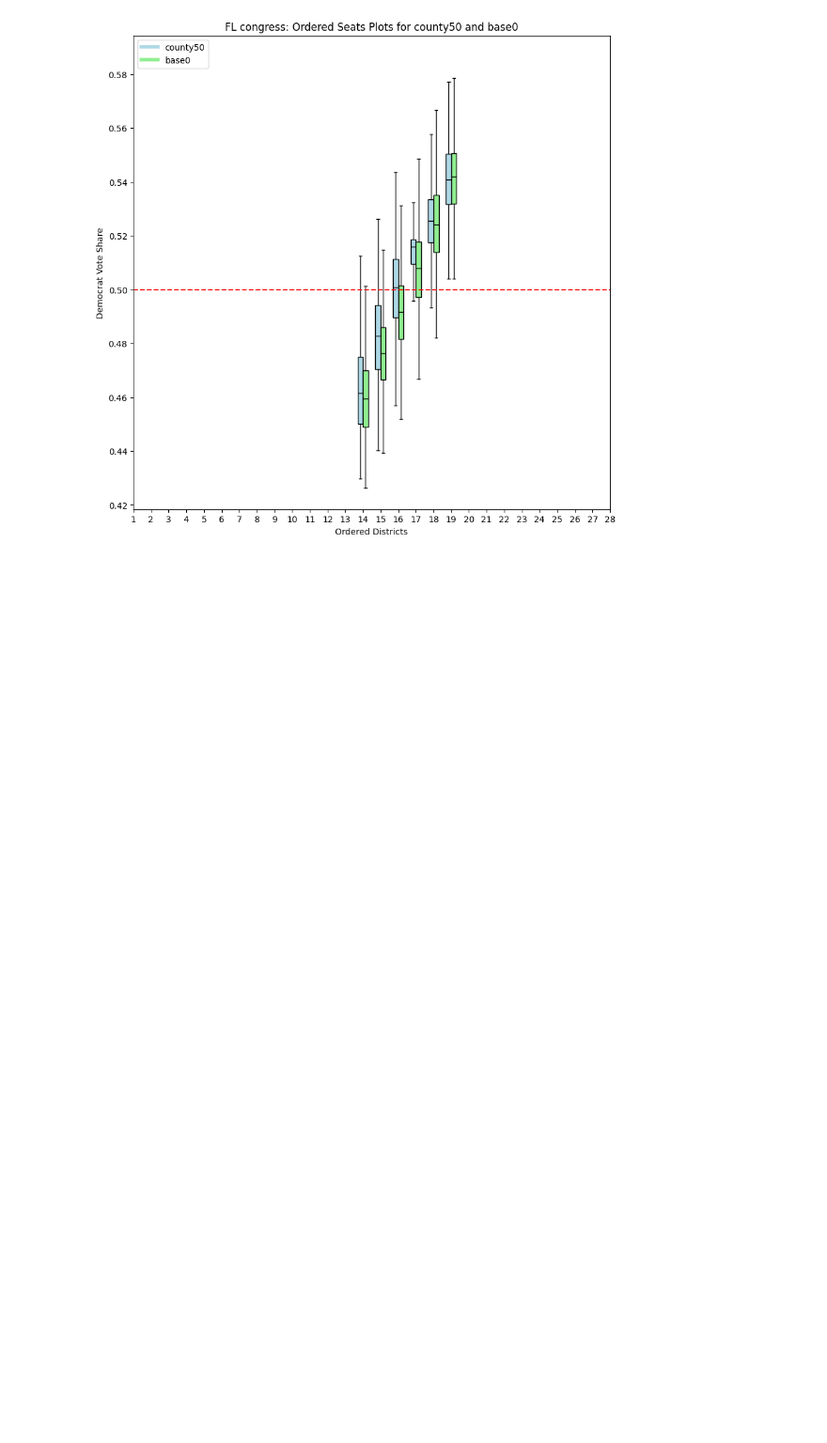
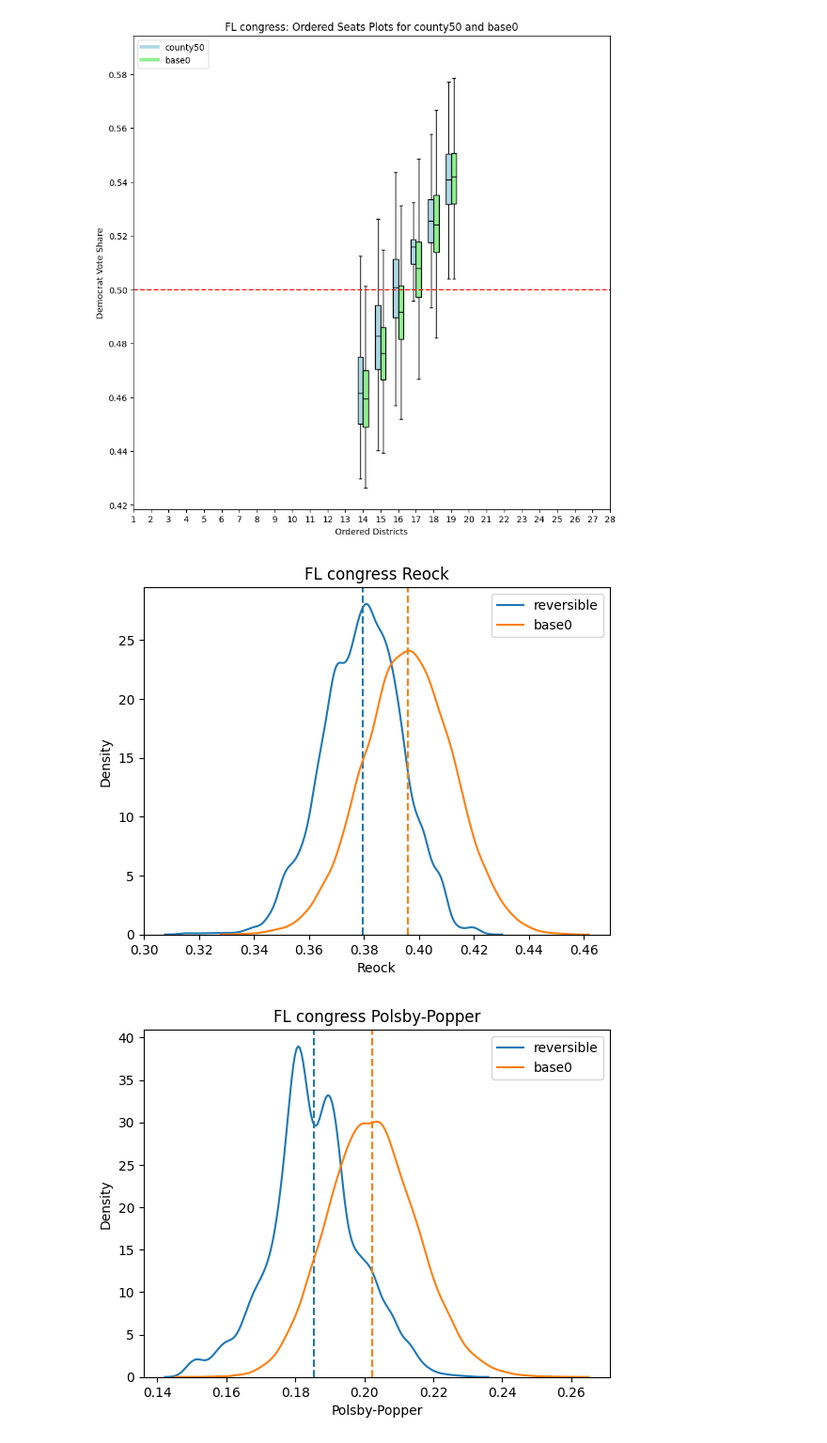
Before and after one commit to KrisTapp/Knobs, a Jupyter notebook: Compare_ensembles.ipynb, the cells around one changed output. Shown at 94% size. Cells and saved outputs as stored; diff of their text form; code cells hidden in the pictures; blank space fills up the shorter version.

```diff
--- a/Compare_ensembles.ipynb
+++ b/Compare_ensembles.ipynb
@@ -23,3 +23,6 @@ state_chamber_list = [('FL', 'congress'), ('FL', 'upper'), ('FL', 'lower'), ('IL
 primary_score_list = ['Reock', 'Polsby-Popper', 'cut edges', 'Dem seats', 'efficiency gap', 'mean-median', 'partisan bias', 'competitive districts', 'average margin', 'MMD black', 'MMD hispanic', 'MMD ...
 secondary_score_list = ['efficiency_gap_statewide', 'estimated_seats', 'disproportionality', 'pr_deviation', 'proportionality', 'efficiency_gap', 'seats_bias', 'votes_bias', 'declination', 'mean_media ...
 num_seats_dict = {('FL', 'congress'): 28, ('FL', 'upper'): 40, ('FL', 'lower'): 120, ('IL', 'congress'): 17, ('IL', 'upper'): 59, ('IL', 'lower'): 118, ('MI', 'congress'): 13, ('MI', 'upper'): 38, ('M ...
+# %%
+# re-order:
+ensemble_list = ['pop_minus', 'pop_plus', 'distpair','ust', 'distpair_ust', 'reversible', 'county25', 'county50', 'county75', 'county100']
@@ -125,5 +145,8 @@ def summarize_autocorrelations(score_list, combine_method = 'max'):
     return df
 # %%
-# I'll use a restricted score list here.  The MMD scores are constant at zero for certain states and chambers,
+# I'll use a restricted list of primary scores here.  The MMD scores are constant at zero for certain states and chambers,
 # which causes the autocorrelation to be infinite.
-df = summarize_autocorrelations(score_list = ['Polsby-Popper', 'Dem seats', 'competitive districts', 'efficiency gap'])
+
+my_short_score_list = ['Reock', 'Polsby-Popper', 'cut edges', 'Dem seats', 'efficiency gap', 'mean-median',
+ 'partisan bias', 'competitive districts', 'average margin']
+my_score_list = my_short_score_list+['counties split', 'county splits']
@@ -149,0 +153,3 @@ df.round(2)
+# %%
+df = summarize_autocorrelations(score_list = my_score_list).round(2)
+df2 = summarize_autocorrelations(score_list = my_score_list, return_ESS=True).round().astype(int)
@@ -510,3 +672,12 @@ dfm.round(2)
 box_plot('FL', 'congress', ['county50', 'base0'], competitive_window=.05)
 # %% [output]
 [figure]
+# %%
+state = 'FL'
+chamber = 'congress'
+ensemble = 'reversible'
+for score in primary_score_list:
+    kde_plot(state, chamber, [ensemble, 'base0'], score)
+# %% [output]
+[figure, added]
+[figure, added]
```
Also changed, not shown: parts of 18 cells of this notebook, 3 other files.
